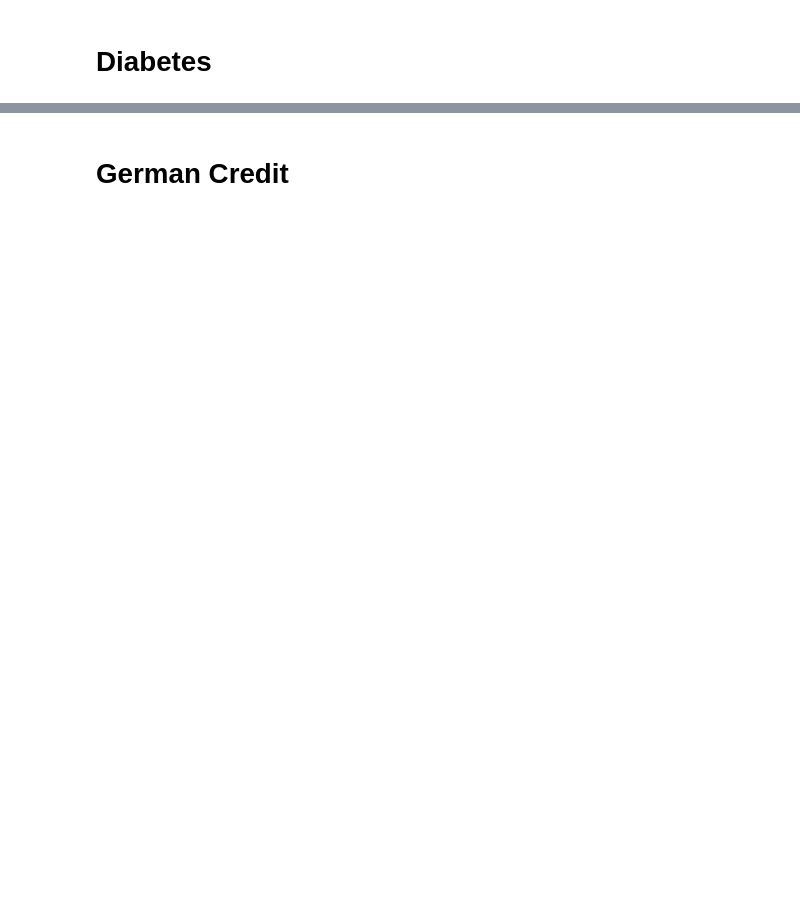
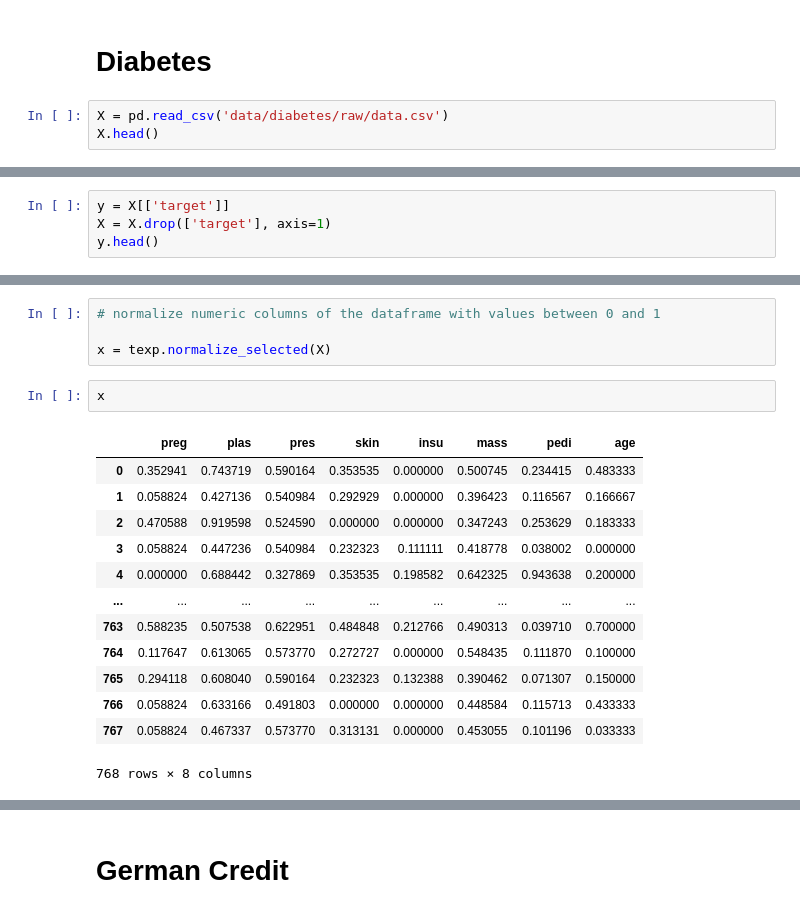
Before and after one commit to evortigosa/EXplainable_AI, a Jupyter notebook: XAI stability and agreement/data_processing.ipynb, the cells around one changed output, grey strips where cells are left out. Saved outputs shown, nothing was run; the diff lists cells and outputs as text; blank space fills up the shorter version.

Commit message:
directory data and preprocessing okay

```diff
--- a/XAI stability and agreement/data_processing.ipynb
+++ b/XAI stability and agreement/data_processing.ipynb
@@ -53,2 +277,5 @@ def get_dummies_drop_first_only_binary_atts(data, cat_cols):
 # %% [markdown]
 # Diabetes
+# %%
+X = pd.read_csv('data/diabetes/raw/data.csv')
+X.head()
@@ -54,0 +289,4 @@ def get_dummies_drop_first_only_binary_atts(data, cat_cols):
+# %%
+y = X[['target']]
+X = X.drop(['target'], axis=1)
+y.head()
@@ -54,0 +323,20 @@ def get_dummies_drop_first_only_binary_atts(data, cat_cols):
+# %%
+# normalize numeric columns of the dataframe with values between 0 and 1
+
+x = texp.normalize_selected(X)
+# %%
+x
+# %% [output]
+|  | preg | plas | pres | skin | insu | mass | pedi | age |
+| 0 | 0.352941 | 0.743719 | 0.590164 | 0.353535 | 0.000000 | 0.500745 | 0.234415 | 0.483333 |
+| 1 | 0.058824 | 0.427136 | 0.540984 | 0.292929 | 0.000000 | 0.396423 | 0.116567 | 0.166667 |
+| 2 | 0.470588 | 0.919598 | 0.524590 | 0.000000 | 0.000000 | 0.347243 | 0.253629 | 0.183333 |
+| 3 | 0.058824 | 0.447236 | 0.540984 | 0.232323 | 0.111111 | 0.418778 | 0.038002 | 0.000000 |
+| 4 | 0.000000 | 0.688442 | 0.327869 | 0.353535 | 0.198582 | 0.642325 | 0.943638 | 0.200000 |
+| ... | ... | ... | ... | ... | ... | ... | ... | ... |
+| 763 | 0.588235 | 0.507538 | 0.622951 | 0.484848 | 0.212766 | 0.490313 | 0.039710 | 0.700000 |
+| 764 | 0.117647 | 0.613065 | 0.573770 | 0.272727 | 0.000000 | 0.548435 | 0.111870 | 0.100000 |
+| 765 | 0.294118 | 0.608040 | 0.590164 | 0.232323 | 0.132388 | 0.390462 | 0.071307 | 0.150000 |
+| 766 | 0.058824 | 0.633166 | 0.491803 | 0.000000 | 0.000000 | 0.448584 | 0.115713 | 0.433333 |
+| 767 | 0.058824 | 0.467337 | 0.573770 | 0.313131 | 0.000000 | 0.453055 | 0.101196 | 0.033333 |
+768 rows × 8 columns
```
Also changed, not shown: parts of 49 cells of this notebook, 51 other files.
